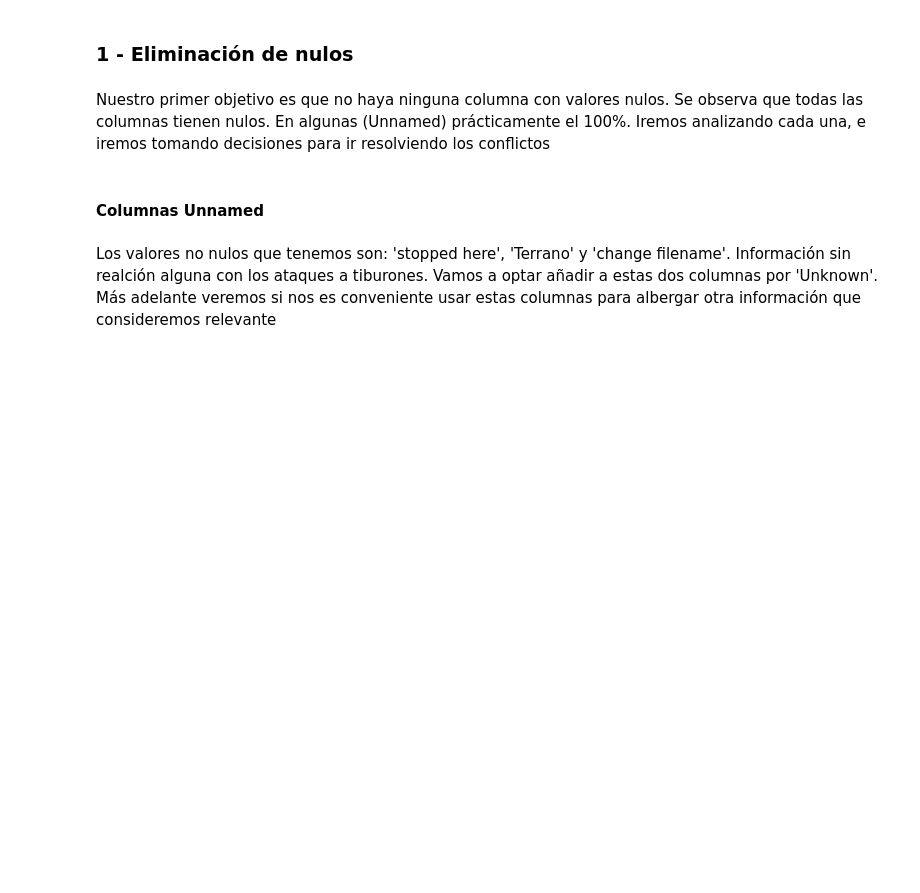
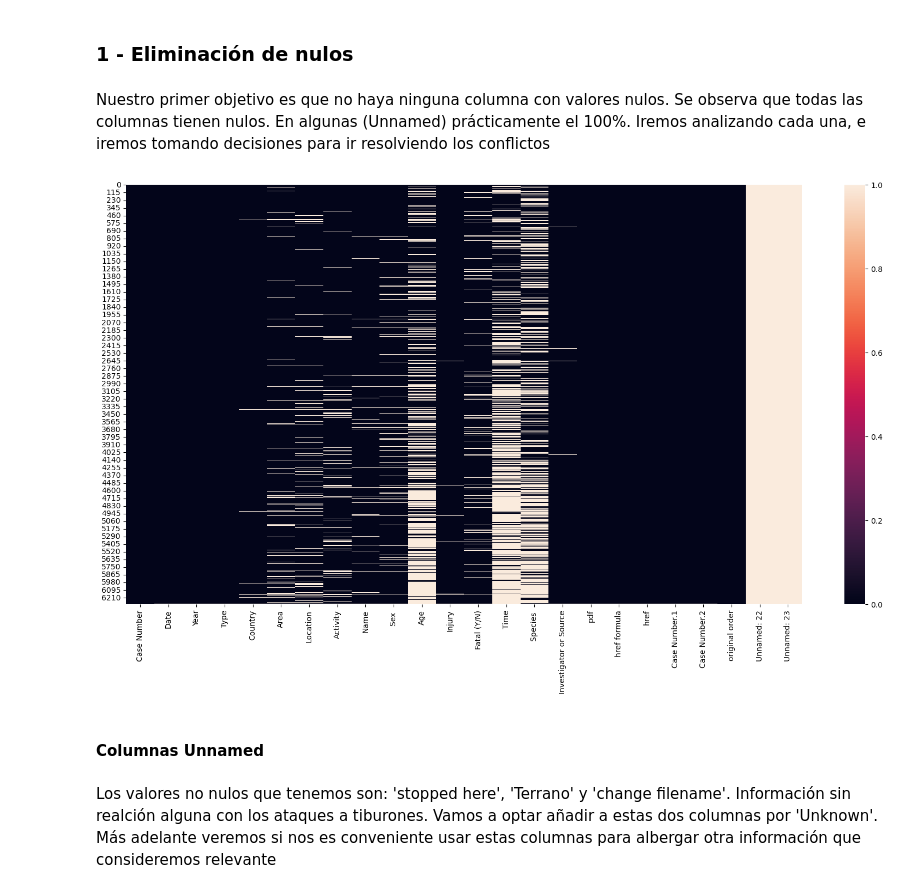
Before and after one commit to gusavato/1_IRONHACK_Sharks, a Jupyter notebook: jupyter/main.ipynb, the cells around one changed output. Drawn from its saved outputs; the diff is of its cells as text; code cells hidden in the pictures; blank space fills up the shorter version.

Commit message:
comprobación visualización heatmap

```diff
--- a/jupyter/main.ipynb
+++ b/jupyter/main.ipynb
@@ -147,3 +140,8 @@ len(check_nan_cols(sharks,method='avg'))
 ### **1 - Eliminación de nulos**
 # %% [markdown]
 Nuestro primer objetivo es que no haya ninguna columna con valores nulos. Se observa que todas las columnas tienen nulos. En algunas (Unnamed) prácticamente el 100%. Iremos analizando cada una, e iremos tomando decisiones para ir resolviendo los conflictos
+# %%
+fig, ax = plt.subplots(figsize=(20,10));
+sns.heatmap(sharks.isna());
+# %% [output]
+[figure, added]
```
Also changed, not shown: parts of 11 cells of this notebook, 1 other file.
